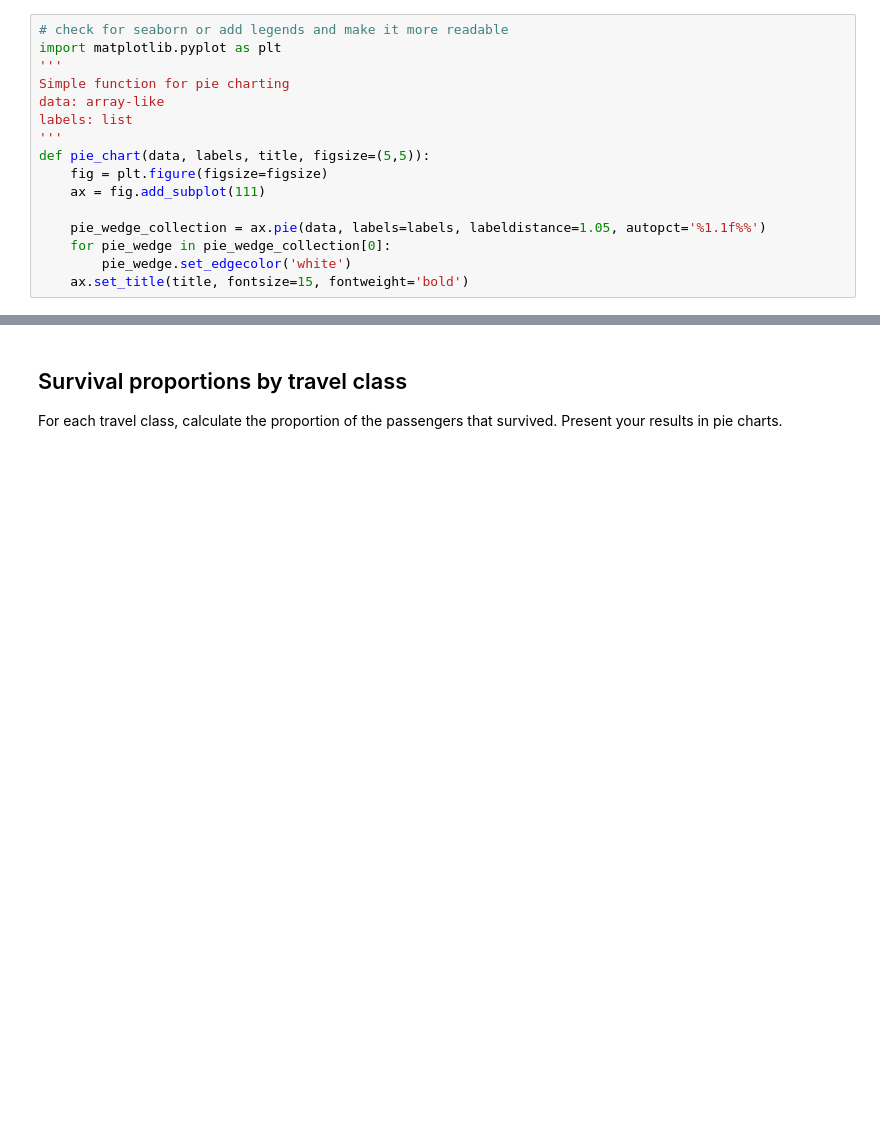
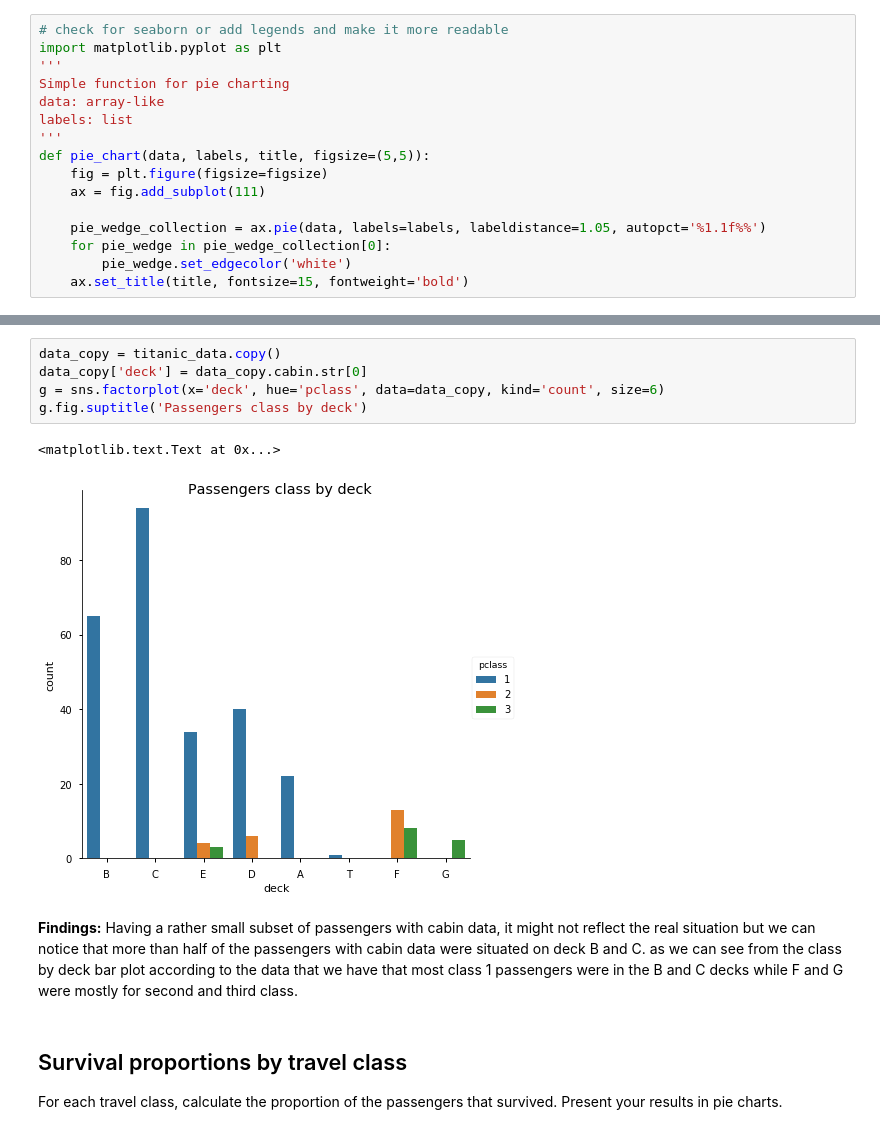
Before and after one commit to baetuc/ADA-CS-401, a Jupyter notebook: Homework 1.ipynb, the cells around one changed output, grey strips where cells are left out. Cells and saved outputs as stored; diff of their text form; blank space fills up the shorter version.

```diff
--- a/Homework 1.ipynb
+++ b/Homework 1.ipynb
@@ -1403,5 +1435,15 @@ pie_chart(cabins_per_floor.values, cabins_per_floor.index, piechart_title, (9,9)
 # %% [output]
 [figure]
+# %%
+data_copy = titanic_data.copy()
+data_copy['deck'] = data_copy.cabin.str[0]
+g = sns.factorplot(x='deck', hue='pclass', data=data_copy, kind='count', size=6)
+g.fig.suptitle('Passengers class by deck')
+# %% [output]
+<matplotlib.text.Text at 0x...>
+[figure, added]
+# %% [markdown]
+**Findings:** Having a rather small subset of passengers with cabin data, it might not reflect the real situation but we can notice that more than half of the passengers with cabin data were situated on deck B and C. as we can see from the class by deck bar plot according to the data that we have that most class 1 passengers were in the B and C decks while F and G were mostly for second and third class.
 # %% [markdown]
 ## Survival proportions by travel class
 
```
Also changed, not shown: parts of 20 cells of this notebook.
